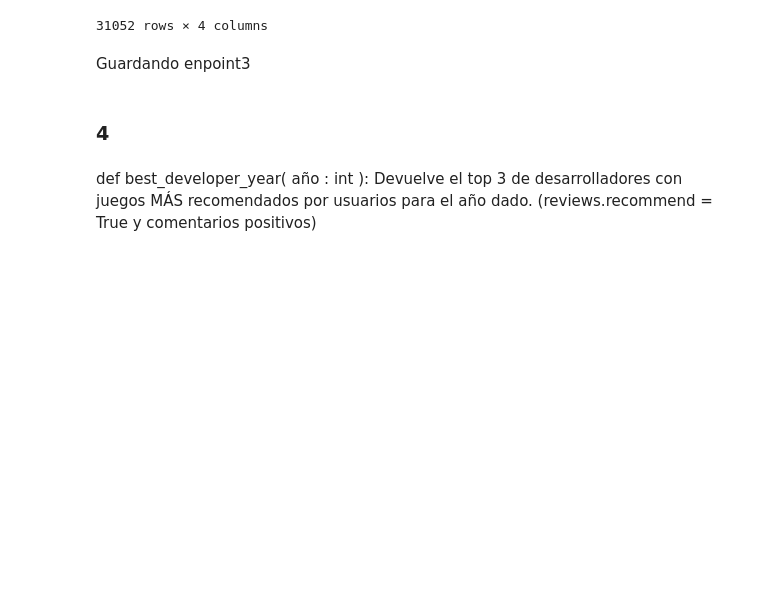
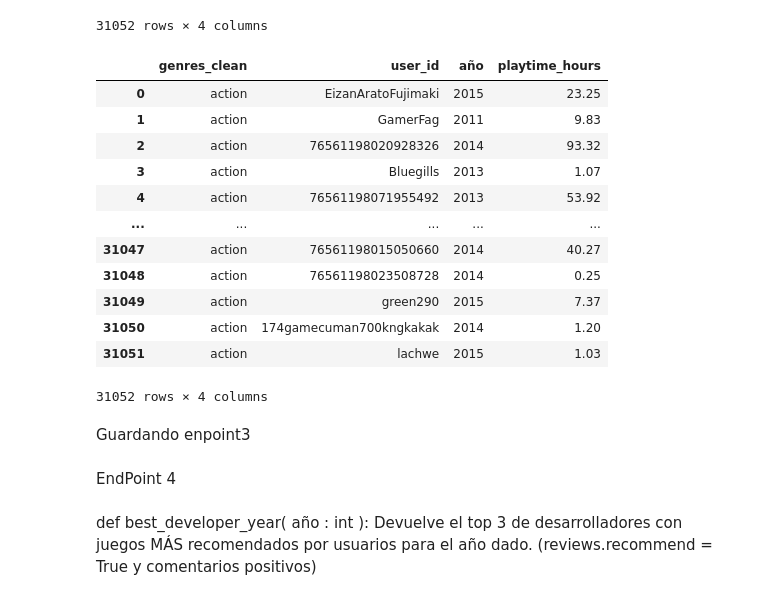
Before and after one commit to MAYKJOEL/Sistema_de_Recomendacion_de_Videojuegos_Steam, a Jupyter notebook: 4-FASTAPI/DF_x_Endpoints.ipynb, the cells around one changed output. Saved outputs shown, nothing was run; the diff lists cells and outputs as text; code cells hidden in the pictures; blank space fills up the shorter version.

```diff
--- a/4-FASTAPI/DF_x_Endpoints.ipynb
+++ b/4-FASTAPI/DF_x_Endpoints.ipynb
@@ -150,6 +203,24 @@ df_genero
 | 31050 | Action | 174gamecuman700kngkakak | 2014 | 1.20 |
 | 31051 | Action | lachwe | 2015 | 1.03 |
 31052 rows × 4 columns
+# %%
+#pasamos a minusculas la columna genres_clean, nos servirá para el endpoint 3
+df_genero["genres_clean"] = df_genero["genres_clean"].str.lower()
+df_genero
+# %% [output]
+|  | genres_clean | user_id | año | playtime_hours |
+| 0 | action | EizanAratoFujimaki | 2015 | 23.25 |
+| 1 | action | GamerFag | 2011 | 9.83 |
+| 2 | action | 76561198020928326 | 2014 | 93.32 |
+| 3 | action | Bluegills | 2013 | 1.07 |
+| 4 | action | 76561198071955492 | 2013 | 53.92 |
+| ... | ... | ... | ... | ... |
+| 31047 | action | 76561198015050660 | 2014 | 40.27 |
+| 31048 | action | 76561198023508728 | 2014 | 0.25 |
+| 31049 | action | green290 | 2015 | 7.37 |
+| 31050 | action | 174gamecuman700kngkakak | 2014 | 1.20 |
+| 31051 | action | lachwe | 2015 | 1.03 |
+31052 rows × 4 columns
 # %% [markdown]
 Guardando enpoint3
 # %%
@@ -158,7 +229,7 @@ pq.write_table(tabla,"../0-DATA/3genero.parquet") # guardamos la tabla en format
 # %%
 df_genero.to_csv("../0-DATA/3genero.csv", index=False, encoding="utf-8")
 # %% [markdown]
-### 4
+EndPoint 4
 # %% [markdown]
 def best_developer_year( año : int ): Devuelve el top 3 de desarrolladores con juegos MÁS recomendados por usuarios para el año dado. (reviews.recommend = True y comentarios positivos)
 # %%
```
Also changed, not shown: parts of 40 cells of this notebook, 24 other files.
